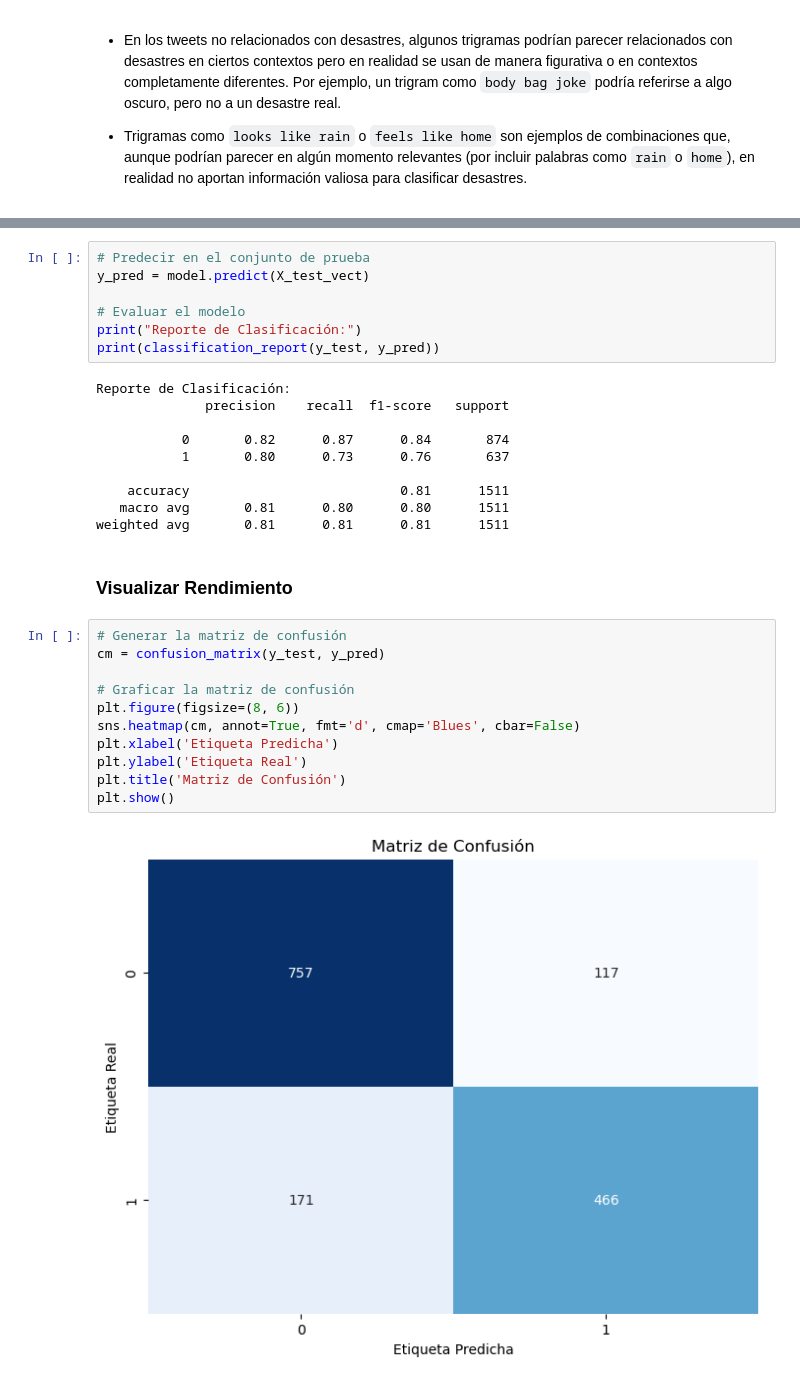
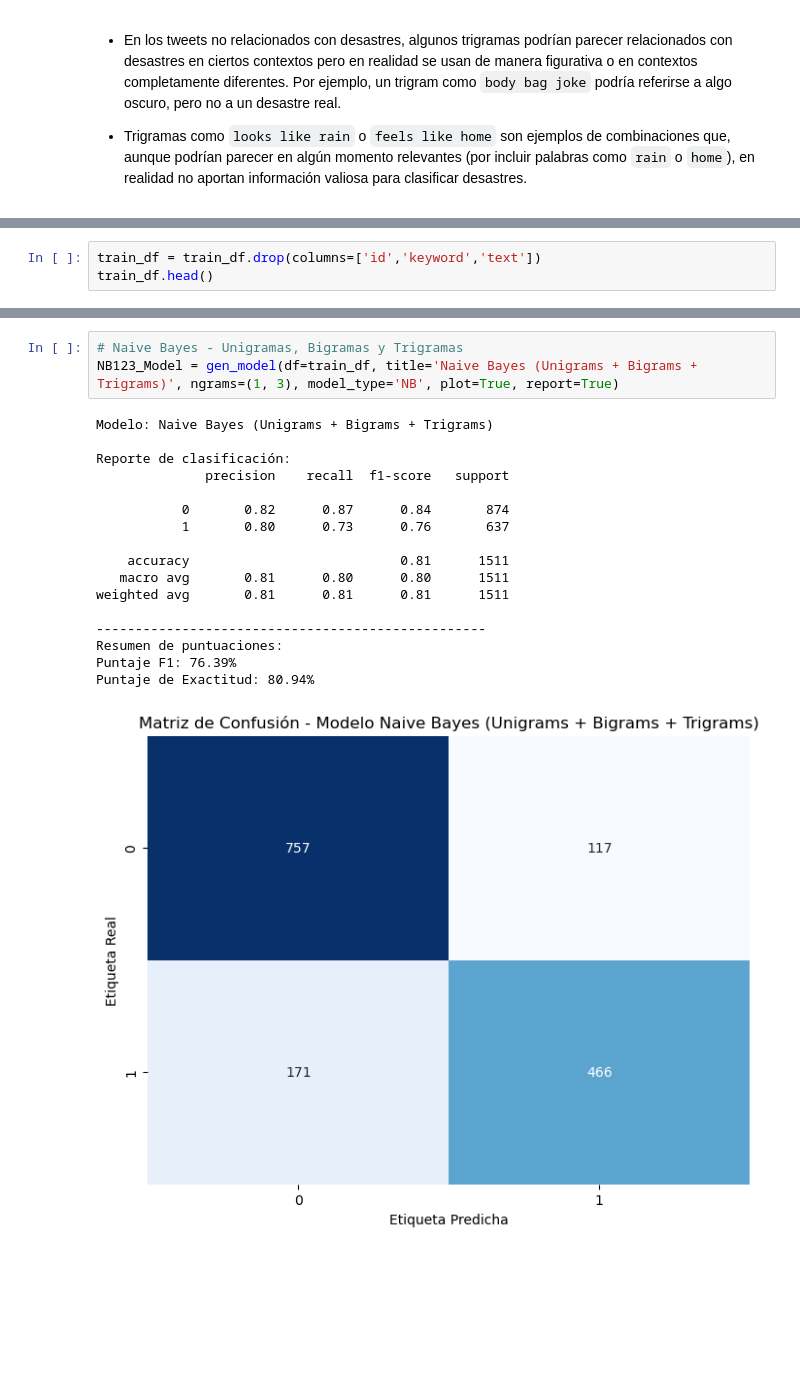
Before and after one commit to LeivaDiego/Lab5-DataScience, a Jupyter notebook: Lab5.ipynb, the cells around one changed output, grey strips where cells are left out. Drawn from its saved outputs; the diff is of its cells as text; blank space fills up the shorter version.

Commit message:
Model Trials
- Defined different models
- Selected the best scoring one

```diff
--- a/Lab5.ipynb
+++ b/Lab5.ipynb
@@ -544,0 +552,3 @@ plot_bars_and_wordcloud(common_trigrams_non_disaster, trigram_wordcloud_non_disa
+# %%
+train_df = train_df.drop(columns=['id','keyword','text'])
+train_df.head()
@@ -578,32 +695,21 @@ MultinomialNB()
-# %%
-# Predecir en el conjunto de prueba
-y_pred = model.predict(X_test_vect)
-
-# Evaluar el modelo
-print("Reporte de Clasificación:")
-print(classification_report(y_test, y_pred))
-# %% [output]
-Reporte de Clasificación:
-              precision    recall  f1-score   support
-
-           0       0.82      0.87      0.84       874
-           1       0.80      0.73      0.76       637
-
-    accuracy                           0.81      1511
-   macro avg       0.81      0.80      0.80      1511
-weighted avg       0.81      0.81      0.81      1511
-# %% [markdown]
-### Visualizar Rendimiento
-# %%
-# Generar la matriz de confusión
-cm = confusion_matrix(y_test, y_pred)
-
-# Graficar la matriz de confusión
-plt.figure(figsize=(8, 6))
-sns.heatmap(cm, annot=True, fmt='d', cmap='Blues', cbar=False)
-plt.xlabel('Etiqueta Predicha')
-plt.ylabel('Etiqueta Real')
-plt.title('Matriz de Confusión')
-plt.show()
-# %% [output]
-[figure, removed]
+# %%
+# Naive Bayes - Unigramas, Bigramas y Trigramas
+NB123_Model = gen_model(df=train_df, title='Naive Bayes (Unigrams + Bigrams + Trigrams)', ngrams=(1, 3), model_type='NB', plot=True, report=True)
+# %% [output]
+Modelo: Naive Bayes (Unigrams + Bigrams + Trigrams)
+
+Reporte de clasificación:
+              precision    recall  f1-score   support
+
+           0       0.82      0.87      0.84       874
+           1       0.80      0.73      0.76       637
+
+    accuracy                           0.81      1511
+   macro avg       0.81      0.80      0.80      1511
+weighted avg       0.81      0.81      0.81      1511
+
+--------------------------------------------------
+Resumen de puntuaciones:
+Puntaje F1: 76.39%
+Puntaje de Exactitud: 80.94%
+[figure, added]
```
Also changed, not shown: parts of 27 cells of this notebook, 1 other file.
